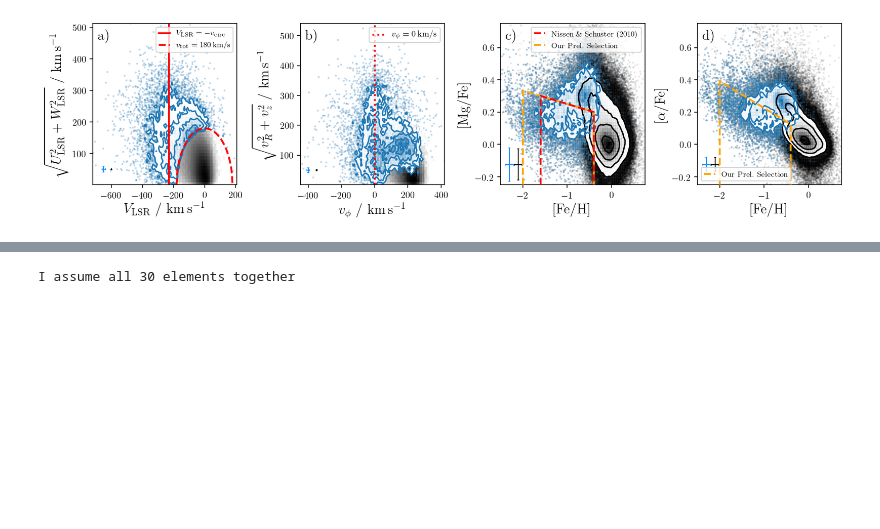
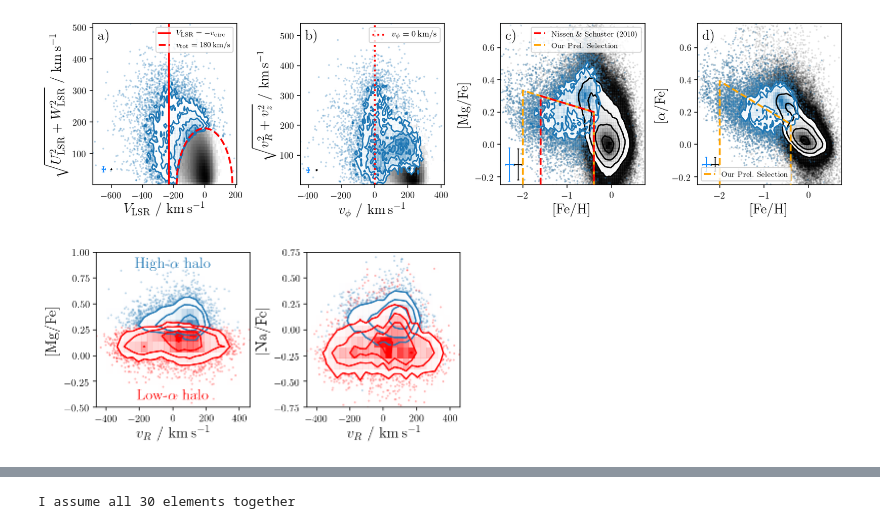
Before and after one commit to svenbuder/Accreted-stars-in-GALAH-DR3, a Jupyter notebook: figures/chemical_differences.ipynb, the cells around one changed output, grey strips where cells are left out. Cells and saved outputs as stored; diff of their text form; code cells hidden in the pictures; blank space fills up the shorter version.

```diff
--- a/figures/chemical_differences.ipynb
+++ b/figures/chemical_differences.ipynb
@@ -893,3 +893,64 @@ plot_nissen_selection_corner()
 CHANGE TO INITIAL [FE/H] SELECTION: now < -0.4 instead of -0.5
 CHANGE TO INITIAL [FE/H] SELECTION: now < -0.4 instead of -0.5
 [figure]
+# %%
+def check_vr_mgfe_vr_nafe():
+
+    f, (ax1,ax2) = plt.subplots(1,2,figsize=(6,3.),constrained_layout=True)
+
+    corner.hist2d(
+        data['vR_Rzphi'][preliminary_high_alpha_halo],
+        data['Mg_fe'][preliminary_high_alpha_halo],
+        label='high-alpha halo',
+        bins=(np.linspace(-499,499,30),np.linspace(-1,2,30)),
+        color='C0',
+        ax=ax1,
+        data_kwargs = dict(alpha=0.3),
+        rasterized=True,
+    )
+
+    corner.hist2d(
+        data['vR_Rzphi'][preliminary_low_alpha_halo],
+        data['Mg_fe'][preliminary_low_alpha_halo],
+        label='low-alpha halo',
+        bins=(np.linspace(-499,499,30),np.linspace(-1,2,30)),
+        color='r',
+        ax=ax1,
+        data_kwargs = dict(alpha=0.3),
+        rasterized=True,
+    )
+    ax1.set_ylim(-0.5,1)
+
+    corner.hist2d(
+        data['vR_Rzphi'][preliminary_high_alpha_halo & (data['flag_Na_fe']==0)],
+        data['Na_fe'][preliminary_high_alpha_halo & (data['flag_Na_fe']==0)],
+        label='high-alpha halo',
+        bins=(np.linspace(-499,499,30),np.linspace(-1,2,30)),
+        color='C0',
+        ax=ax2,
+        data_kwargs = dict(alpha=0.3),
+        rasterized=True,
+    )
+
+    corner.hist2d(
+        data['vR_Rzphi'][preliminary_low_alpha_halo & (data['flag_Na_fe']==0)],
+        data['Na_fe'][preliminary_low_alpha_halo & (data['flag_Na_fe']==0)],
+        label='low-alpha halo',
+        bins=(np.linspace(-499,499,30),np.linspace(-1,2,30)),
+        color='r',
+        ax=ax2,
+        data_kwargs = dict(alpha=0.3),
+        rasterized=True,
+    )
+    ax1.text(0.5,0.9,r'High-$\alpha$ halo',transform=ax1.transAxes,ha='center',color='C0',fontsize=15)
+    ax1.text(0.5,0.05,r'Low-$\alpha$ halo',transform=ax1.transAxes,ha='center',color='r',fontsize=15)
+    ax2.set_ylim(-0.75,0.75)
+    ax1.set_xlabel(r'$v_R$ / $\mathrm{km\,s^{-1}}$',fontsize=15)
+    ax1.set_ylabel(r'[Mg/Fe]',fontsize=15)
+    ax2.set_xlabel(r'$v_R$ / $\mathrm{km\,s^{-1}}$',fontsize=15)
+    ax2.set_ylabel(r'[Na/Fe]',fontsize=15)
+    plt.tight_layout()
+    plt.savefig('vR_Mg_Na.png',bbox_inches='tight',dpi=200)
+check_vr_mgfe_vr_nafe()
+# %% [output]
+[figure, added]
```
Also changed, not shown: parts of 3 cells of this notebook, 1 other file.
